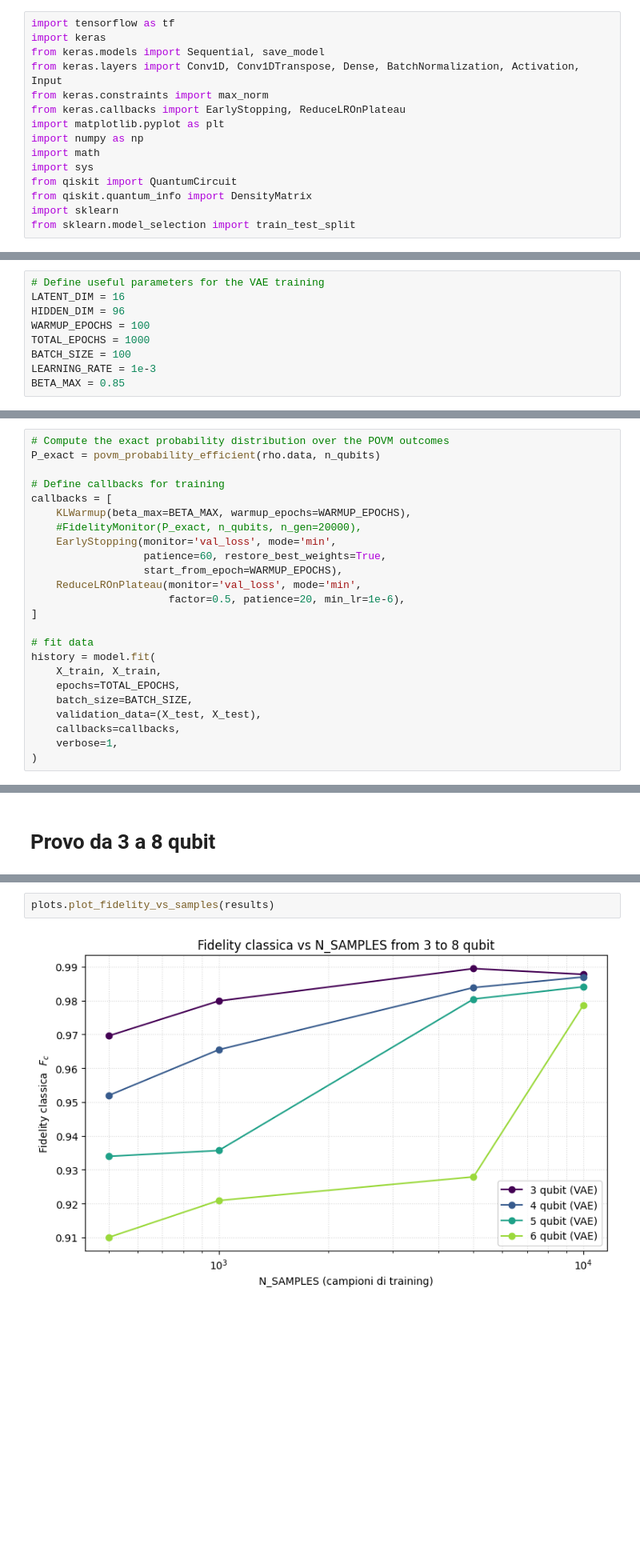
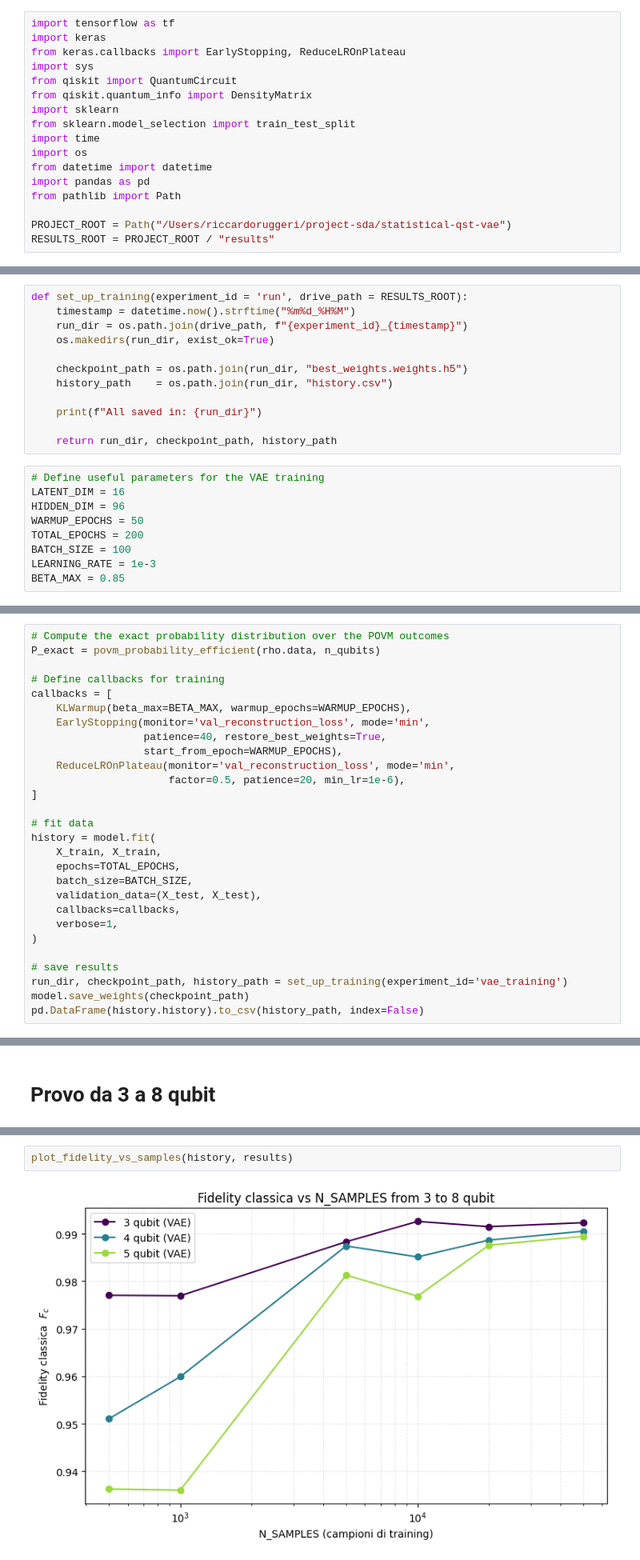
Before and after one commit to srazzetti/statistical-qst-vae, a Jupyter notebook: notebook/vae_training.ipynb, the cells around one changed output, grey strips where cells are left out. Shown at 80% size. Saved outputs shown, nothing was run; the diff lists cells and outputs as text; blank space fills up the shorter version.

```diff
--- a/notebook/vae_training.ipynb
+++ b/notebook/vae_training.ipynb
@@ -9,17 +23,19 @@
 # %%
 import tensorflow as tf
 import keras
-from keras.models import Sequential, save_model
-from keras.layers import Conv1D, Conv1DTranspose, Dense, BatchNormalization, Activation, Input
-from keras.constraints import max_norm
 from keras.callbacks import EarlyStopping, ReduceLROnPlateau
-import matplotlib.pyplot as plt
-import numpy as np
-import math
 import sys
 from qiskit import QuantumCircuit
 from qiskit.quantum_info import DensityMatrix
 import sklearn
 from sklearn.model_selection import train_test_split
+import time
+import os
+from datetime import datetime
+import pandas as pd
+from pathlib import Path
+
+PROJECT_ROOT = Path("/Users/riccardoruggeri/project-sda/statistical-qst-vae")
+RESULTS_ROOT = PROJECT_ROOT / "results"
 # %%
 sys.path.append('../src')
@@ -54,12 +71,24 @@ Training set size and shape: 800 and (800, 12)
 Testing set size and shape: 200 and (200, 12)
 # %% [markdown]
 # Train
+# %%
+def set_up_training(experiment_id = 'run', drive_path = RESULTS_ROOT):
+    timestamp = datetime.now().strftime("%m%d_%H%M")
+    run_dir = os.path.join(drive_path, f"{experiment_id}_{timestamp}")
+    os.makedirs(run_dir, exist_ok=True)
+
+    checkpoint_path = os.path.join(run_dir, "best_weights.weights.h5")
+    history_path    = os.path.join(run_dir, "history.csv")
+
+    print(f"All saved in: {run_dir}")
+
+    return run_dir, checkpoint_path, history_path
 # %%
 # Define useful parameters for the VAE training
 LATENT_DIM = 16
 HIDDEN_DIM = 96
-WARMUP_EPOCHS = 100
-TOTAL_EPOCHS = 1000
+WARMUP_EPOCHS = 50
+TOTAL_EPOCHS = 200
 BATCH_SIZE = 100
 LEARNING_RATE = 1e-3
 BETA_MAX = 0.85
@@ -76,11 +105,10 @@ P_exact = povm_probability_efficient(rho.data, n_qubits)
 # Define callbacks for training
 callbacks = [
     KLWarmup(beta_max=BETA_MAX, warmup_epochs=WARMUP_EPOCHS),
-    #FidelityMonitor(P_exact, n_qubits, n_gen=20000),
-    EarlyStopping(monitor='val_loss', mode='min',
-                  patience=60, restore_best_weights=True,
+    EarlyStopping(monitor='val_reconstruction_loss', mode='min',
+                  patience=40, restore_best_weights=True,
                   start_from_epoch=WARMUP_EPOCHS),
-    ReduceLROnPlateau(monitor='val_loss', mode='min',
+    ReduceLROnPlateau(monitor='val_reconstruction_loss', mode='min',
                       factor=0.5, patience=20, min_lr=1e-6),
 ]
 
@@ -93,4 +121,9 @@ history = model.fit(
     callbacks=callbacks,
     verbose=1,
 )
+
+# save results
+run_dir, checkpoint_path, history_path = set_up_training(experiment_id='vae_training')
+model.save_weights(checkpoint_path)
+pd.DataFrame(history.history).to_csv(history_path, index=False)
 # %% [output]
@@ -278,4 +319,4 @@ RESULTS: {3: {'n_samples': [500, 1000, 5000, 10000], 'Fc': [np.float64(0.9695906
 # %%
-plots.plot_fidelity_vs_samples(results)
+plot_fidelity_vs_samples(history, results)
 # %% [output]
-[figure, old version]
+[figure, new version]
```
Also changed, not shown: parts of 7 cells of this notebook, 3 other files.
